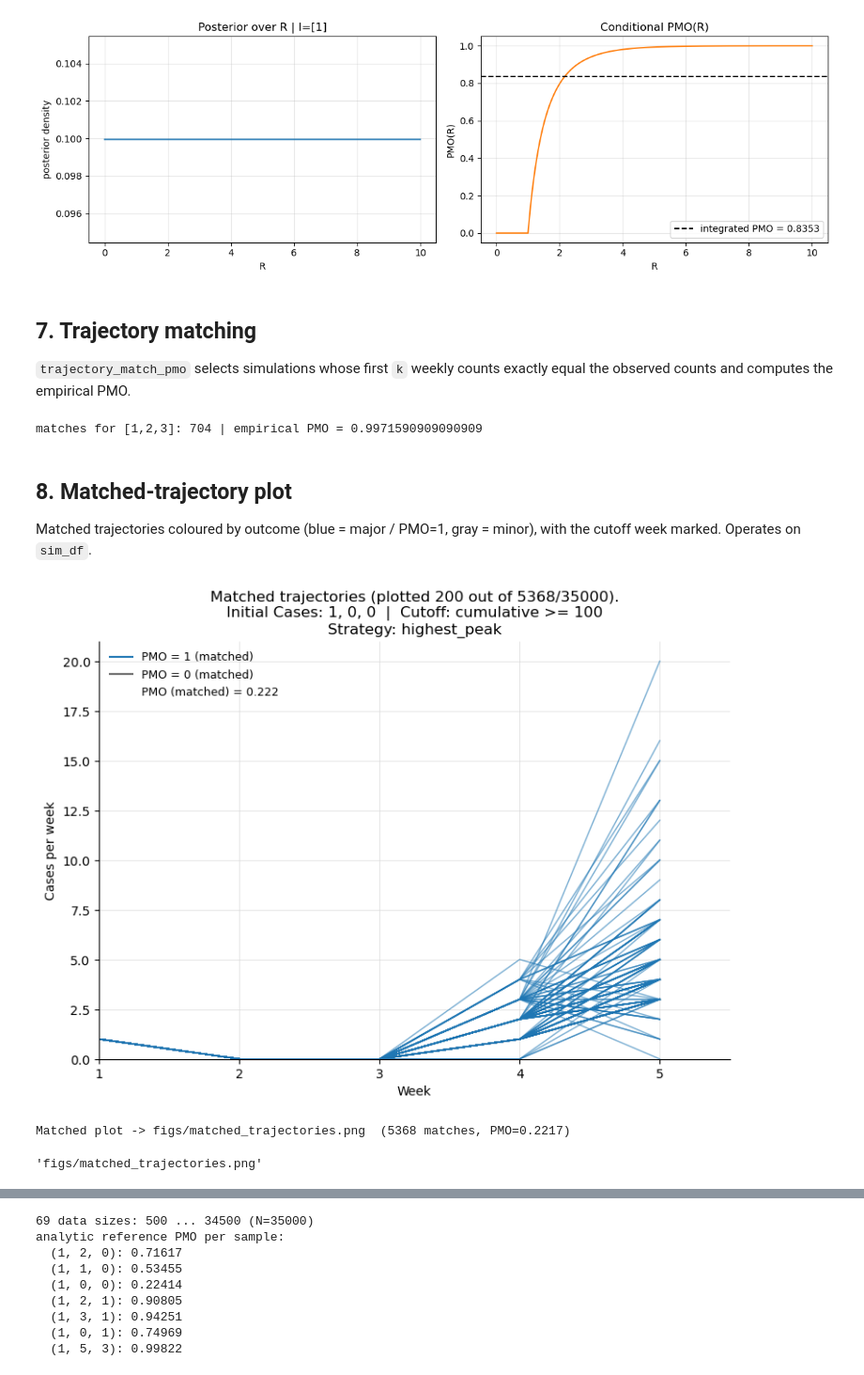
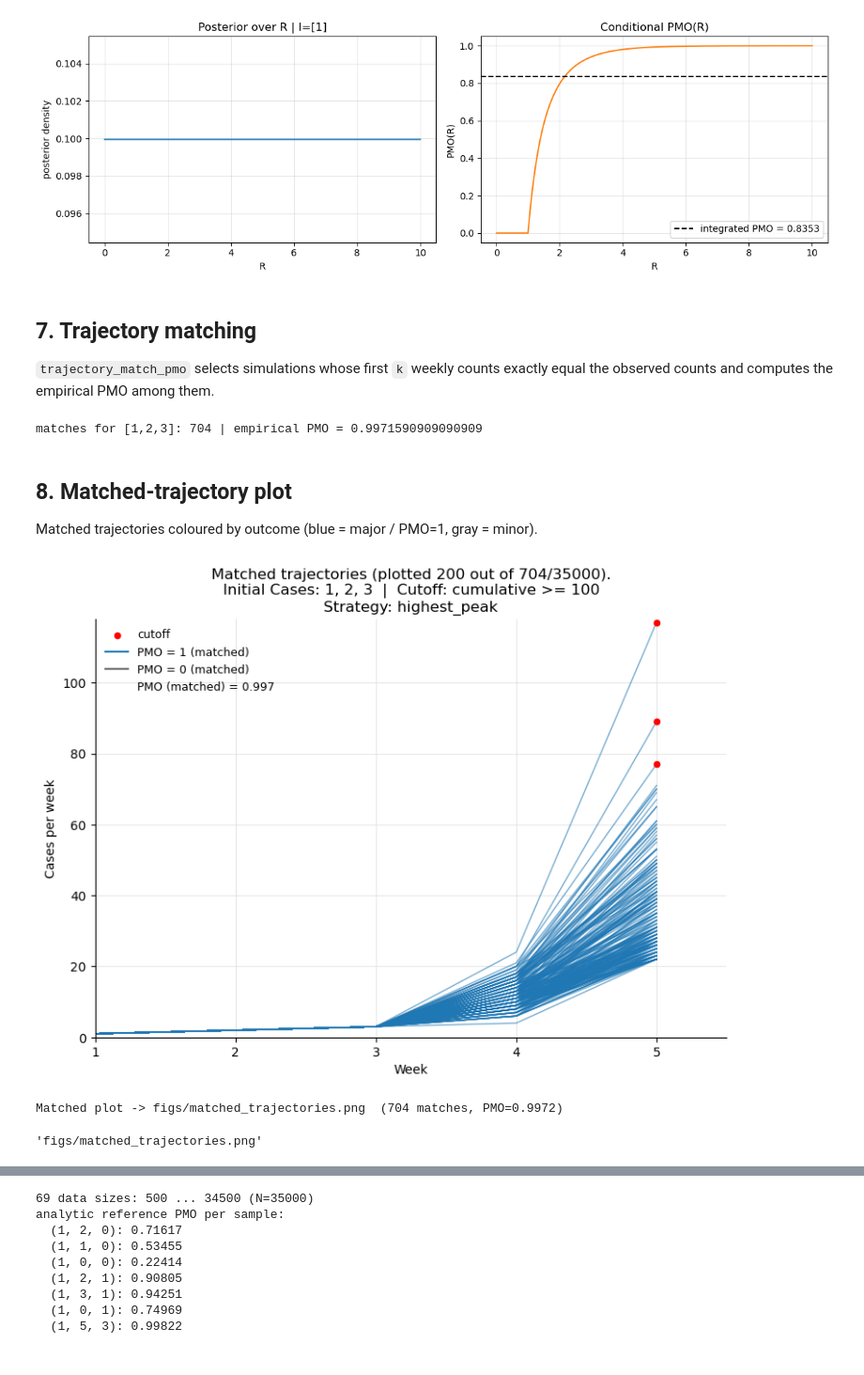
Before and after one commit to karlabbabic/outbreak-probabilities, a Jupyter notebook: outbreak_pipeline.ipynb, the cells around one changed output, grey strips where cells are left out. Shown at 94% size. Saved outputs shown, nothing was run; the diff lists cells and outputs as text; code cells hidden in the pictures.

```diff
--- a/outbreak_pipeline.ipynb
+++ b/outbreak_pipeline.ipynb
@@ -671,7 +669,7 @@ def compute_pmo_from_string(initial_cases, nR=2001, R_min=DEFAULT_R_MIN, R_max=D
         "R_grid": R_grid, "loglikes": loglikes, "pmogivenR": pmogivenR, "post": post,
     }
 # %%
-ANALYTIC_INITIAL_CASES = "1,0,0"
+ANALYTIC_INITIAL_CASES = "1"
 ANALYTIC_R_MIN, ANALYTIC_R_MAX = 0.0, 10.0
 
 res = compute_pmo_from_string(ANALYTIC_INITIAL_CASES, nR=2001,
@@ -704,7 +703,7 @@ plt.tight_layout(); plt.show()
 ## 7. Trajectory matching
 
 `trajectory_match_pmo` selects simulations whose first `k` weekly counts exactly
-equal the observed counts and computes the empirical PMO.
+equal the observed counts and computes the empirical PMO among them.
 # %%
 def trajectory_match_pmo(observed_weeks, df, week_prefix="week_",
                          return_matches_df=False) -> Dict[str, Any]:
@@ -752,8 +751,7 @@ matches for [1,2,3]: 704 | empirical PMO = 0.9971590909090909
 # %% [markdown]
 ## 8. Matched-trajectory plot
 
-Matched trajectories coloured by outcome (blue = major / PMO=1, gray = minor),
-with the cutoff week marked. Operates on `sim_df`.
+Matched trajectories coloured by outcome (blue = major / PMO=1, gray = minor).
 # %%
 MATCH_SAMPLE_STRATEGY = "highest_peak"
 BLUE = "tab:blue"
@@ -853,11 +851,11 @@ def run_plot_matches(df, observed, major_threshold=100, out_png="figs/matched_tr
     print(f"Matched plot -> {out_png}  ({n_matches_total} matches, PMO={pmo_fraction:.4f})")
     return out_png
 # %%
-run_plot_matches(sim_df, observed=[1,0,0], sample_size=200,
+run_plot_matches(sim_df, observed=[1, 2, 3], sample_size=200,
                  major_threshold=100, sample_strategy="highest_peak")
 # %% [output]
-[figure, old version]
+[figure, new version]
-Matched plot -> figs/matched_trajectories.png  (5368 matches, PMO=0.2217)
+Matched plot -> figs/matched_trajectories.png  (704 matches, PMO=0.9972)
 'figs/matched_trajectories.png'
 # %% [markdown]
 ## 9. Cumulative PMO across matched outbreaks
```
Also changed, not shown: parts of 23 cells of this notebook.
